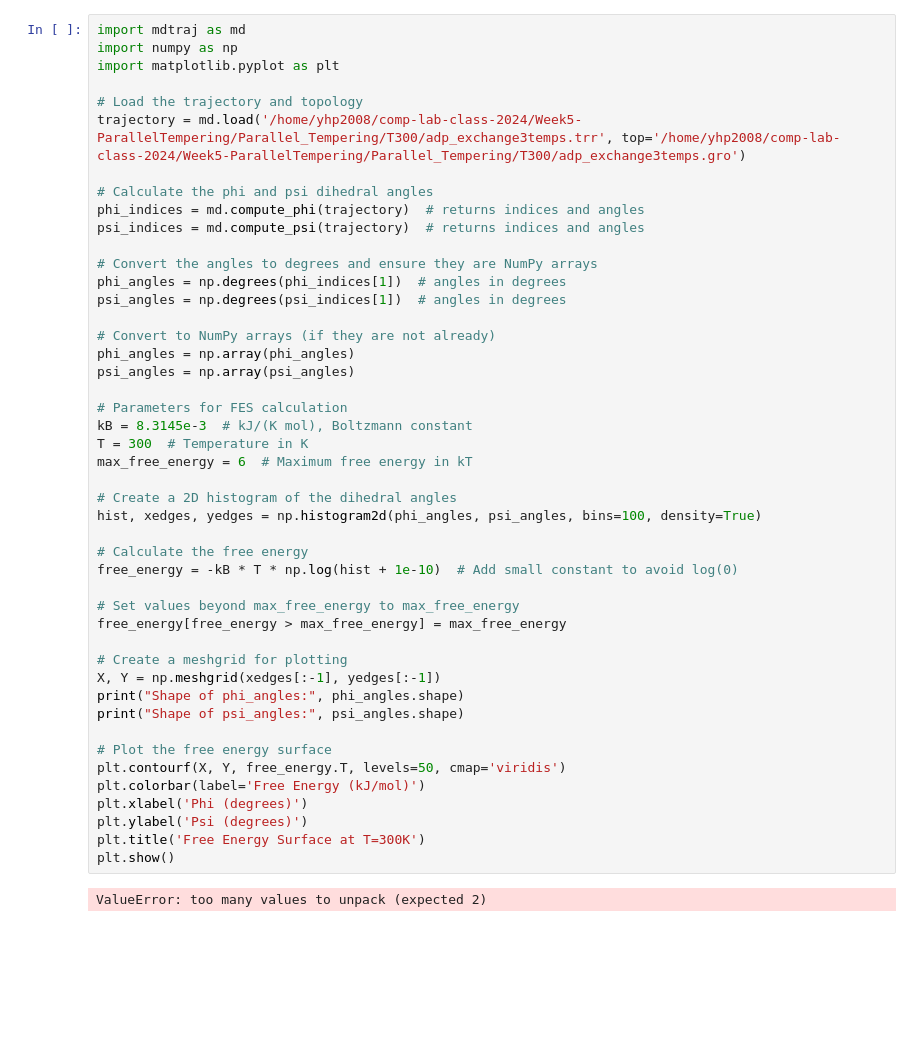
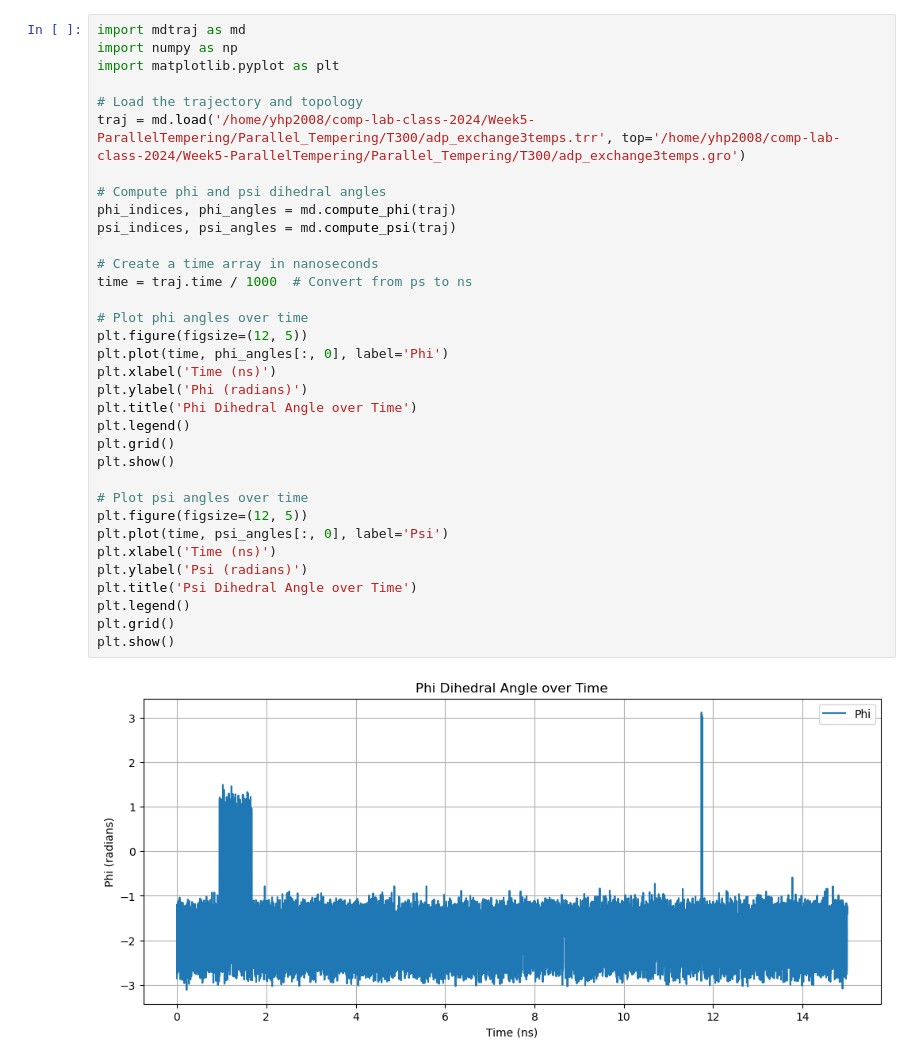
Before and after one commit to YashPatel9630/comp-lab-class-2024, a Jupyter notebook: Week5-ParallelTempering/Parallel_Tempering/Free_Energy.ipynb, the cells around one changed output. Drawn from its saved outputs; the diff is of its cells as text; blank space fills up the shorter version.

```diff
--- a/Week5-ParallelTempering/Parallel_Tempering/Free_Energy.ipynb
+++ b/Week5-ParallelTempering/Parallel_Tempering/Free_Energy.ipynb
@@ -1,48 +1,36 @@
 # %%
 import mdtraj as md
 import numpy as np
 import matplotlib.pyplot as plt
 
 # Load the trajectory and topology
-trajectory = md.load('/home/yhp2008/comp-lab-class-2024/Week5-ParallelTempering/Parallel_Tempering/T300/adp_exchange3temps.trr', top='/home/yhp2008/comp-lab-class-2024/Week5-ParallelTempering/Parallel_Tempering/T300/adp_exchange3temps.gro')
+traj = md.load('/home/yhp2008/comp-lab-class-2024/Week5-ParallelTempering/Parallel_Tempering/T300/adp_exchange3temps.trr', top='/home/yhp2008/comp-lab-class-2024/Week5-ParallelTempering/Parallel_Tempering/T300/adp_exchange3temps.gro')
 
-# Calculate the phi and psi dihedral angles
-phi_indices = md.compute_phi(trajectory)  # returns indices and angles
-psi_indices = md.compute_psi(trajectory)  # returns indices and angles
+# Compute phi and psi dihedral angles
+phi_indices, phi_angles = md.compute_phi(traj)
+psi_indices, psi_angles = md.compute_psi(traj)
 
-# Convert the angles to degrees and ensure they are NumPy arrays
-phi_angles = np.degrees(phi_indices[1])  # angles in degrees
-psi_angles = np.degrees(psi_indices[1])  # angles in degrees
+# Create a time array in nanoseconds
+time = traj.time / 1000  # Convert from ps to ns
 
-# Convert to NumPy arrays (if they are not already)
-phi_angles = np.array(phi_angles)
-psi_angles = np.array(psi_angles)
+# Plot phi angles over time
+plt.figure(figsize=(12, 5))
+plt.plot(time, phi_angles[:, 0], label='Phi')
+plt.xlabel('Time (ns)')
+plt.ylabel('Phi (radians)')
+plt.title('Phi Dihedral Angle over Time')
+plt.legend()
+plt.grid()
+plt.show()
 
-# Parameters for FES calculation
-kB = 8.3145e-3  # kJ/(K mol), Boltzmann constant
-T = 300  # Temperature in K
-max_free_energy = 6  # Maximum free energy in kT
-
-# Create a 2D histogram of the dihedral angles
-hist, xedges, yedges = np.histogram2d(phi_angles, psi_angles, bins=100, density=True)
-
-# Calculate the free energy
-free_energy = -kB * T * np.log(hist + 1e-10)  # Add small constant to avoid log(0)
-
-# Set values beyond max_free_energy to max_free_energy
-free_energy[free_energy > max_free_energy] = max_free_energy
-
-# Create a meshgrid for plotting
-X, Y = np.meshgrid(xedges[:-1], yedges[:-1])
-print("Shape of phi_angles:", phi_angles.shape)
-print("Shape of psi_angles:", psi_angles.shape)
-
-# Plot the free energy surface
-plt.contourf(X, Y, free_energy.T, levels=50, cmap='viridis')
-plt.colorbar(label='Free Energy (kJ/mol)')
-plt.xlabel('Phi (degrees)')
-plt.ylabel('Psi (degrees)')
-plt.title('Free Energy Surface at T=300K')
+# Plot psi angles over time
+plt.figure(figsize=(12, 5))
+plt.plot(time, psi_angles[:, 0], label='Psi')
+plt.xlabel('Time (ns)')
+plt.ylabel('Psi (radians)')
+plt.title('Psi Dihedral Angle over Time')
+plt.legend()
+plt.grid()
 plt.show()
 # %% [output]
-ValueError: too many values to unpack (expected 2)
+[figure, added]
```
Also changed, not shown: parts of 2 cells of this notebook, 4 other files.
